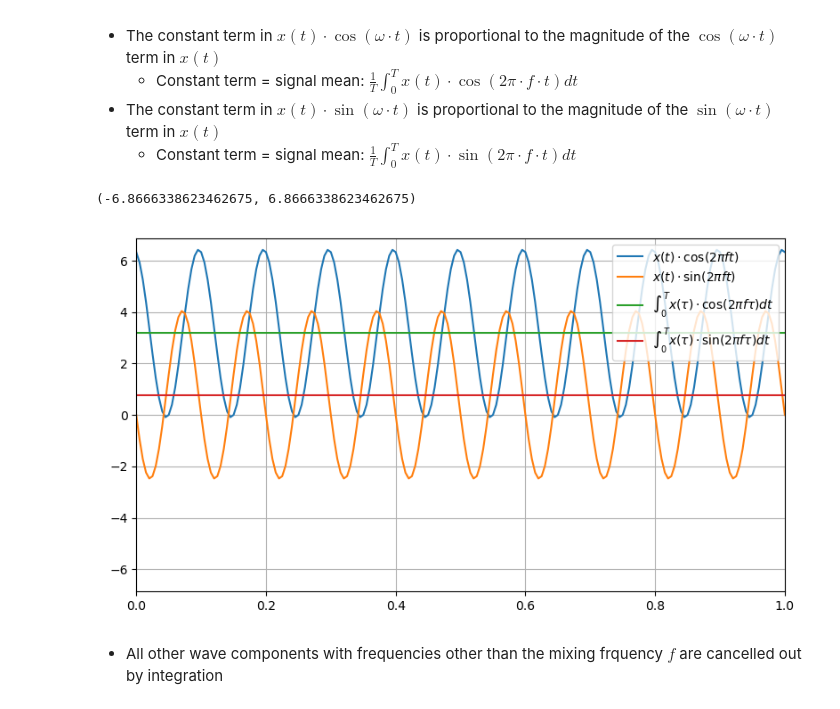
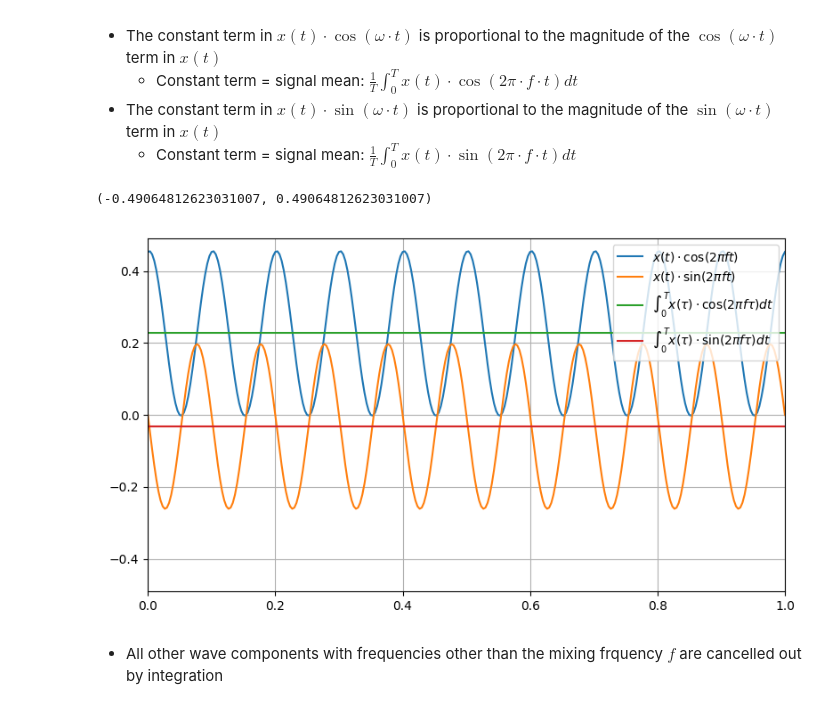
Before and after one commit to kaierih/AIS2201-Lecture_Notes, a Jupyter notebook: continuous_signals/sinusoids.ipynb, the cells around one changed output. Drawn from its saved outputs; the diff is of its cells as text; code cells hidden in the pictures.

```diff
--- a/continuous_signals/sinusoids.ipynb
+++ b/continuous_signals/sinusoids.ipynb
@@ -299,9 +320,9 @@ VBox(children=(HBox(children=(FloatSlider(value=1.0, description='$f_1$', layout
 import numpy as np
 
 random_mag, random_phase = np.random.rand(2)*np.array([10, 2*np.pi])
-t = np.linspace(0, 1, 201)
+t = np.linspace(0, 1, 301)
 f = 5
-x = random_mag*np.cos(2*np.pi*f*t+ random_mag)
+x = random_mag*np.cos(2*np.pi*f*t + random_phase)
 # %%
 plt.close(7), plt.figure(7)
 plt.plot(t, x, label="x(t)")
@@ -330,18 +342,19 @@ $$\int_0^T \frac{A}{2} + \frac{A}{2}\cos(2\pi \cdot 2f \cdot t) dt  = \frac{A}{2
     * Constant term = signal mean: $\frac{1}{T}\int_0^{T} x(t) \cdot \sin(2\pi \cdot f \cdot t) dt$
 # %%
 plt.close(8);plt.figure(8)
+
 x_mixed = x*np.cos(2*np.pi*f*t)
 x_mixed_sine = x*-np.sin(2*np.pi*f*t)
-A_half = np.mean(x_mixed)
+Ax_half = np.mean(x_mixed)
 Ay_half = np.mean(x_mixed_sine)
+
 plt.plot(t, x*np.cos(2*np.pi*f*t), label="$x(t)\\cdot \\cos(2\\pi f t)$")
 plt.plot(t, x*-np.sin(2*np.pi*f*t), label="$x(t)\\cdot \\sin(2\\pi f t)$")
-plt.plot([t[0], t[-1]], A_half*np.ones(2), label = "$\\int_0^T x(\\tau)\\cdot \\cos(2\\pi f \\tau)dt$")
-plt.plot([t[0], t[-1]], Ay_half*np.ones(2), label = "$\\int_0^T x(\\tau)\\cdot \\sin(2\\pi f \\tau)dt$")
+plt.plot([t[0], t[-1]], Ax_half*np.ones(2), label="$\\int_0^T x(\\tau)\\cdot \\cos(2\\pi f \\tau)dt$")
+plt.plot([t[0], t[-1]], Ay_half*np.ones(2), label="$\\int_0^T x(\\tau)\\cdot \\sin(2\\pi f \\tau)dt$")
 plt.legend(loc="upper right")
-plt.ylim(np.array([-1, 1])*plt.gca().get_ylim()[1])
 # %% [output]
-(-6.8666338623462675, 6.8666338623462675)
+(-0.49064812623031007, 0.49064812623031007)
-[figure, old version]
+[figure, new version]
 # %% [markdown]
 * All other wave components with frequencies other than the mixing frquency $f$ are cancelled out by integration
```
Also changed, not shown: parts of 18 cells of this notebook, 20 other files.
